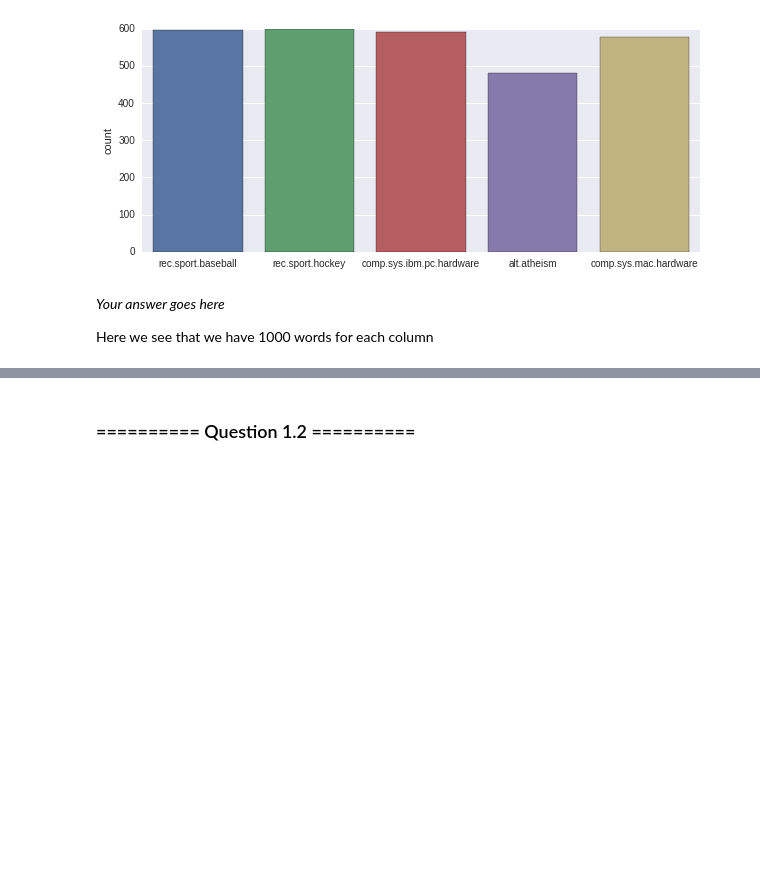
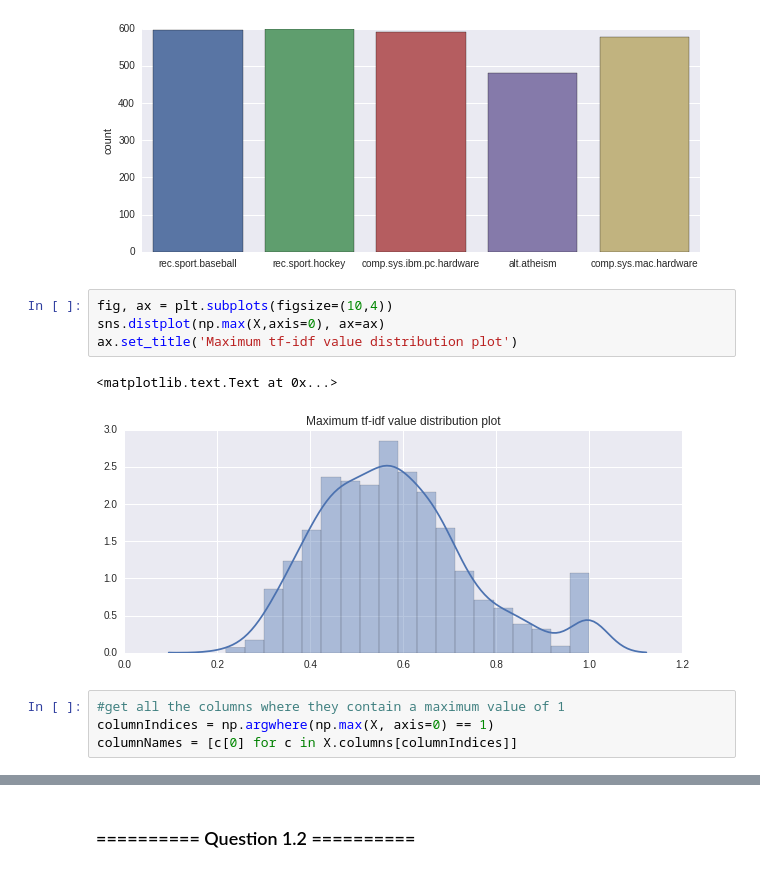
Before and after one commit to ngbcos/iaml-1, a Jupyter notebook: 09_Assignment_4_pligor.ipynb, the cells around one changed output, grey strips where cells are left out. Saved outputs shown, nothing was run; the diff lists cells and outputs as text; blank space fills up the shorter version.

```diff
--- a/09_Assignment_4_pligor.ipynb
+++ b/09_Assignment_4_pligor.ipynb
@@ -163,7 +190,14 @@ sns.countplot(y, ax=ax)
 # %% [output]
 <matplotlib.axes._subplots.AxesSubplot at 0x...>
 [figure]
-# %% [markdown]
-*Your answer goes here*
-
-Here we see that we have 1000 words for each column
+# %%
+fig, ax = plt.subplots(figsize=(10,4))
+sns.distplot(np.max(X,axis=0), ax=ax)
+ax.set_title('Maximum tf-idf value distribution plot')
+# %% [output]
+<matplotlib.text.Text at 0x...>
+[figure, added]
+# %%
+#get all the columns where they contain a maximum value of 1
+columnIndices = np.argwhere(np.max(X, axis=0) == 1)
+columnNames = [c[0] for c in X.columns[columnIndices]]
```
Also changed, not shown: parts of 98 cells of this notebook.
